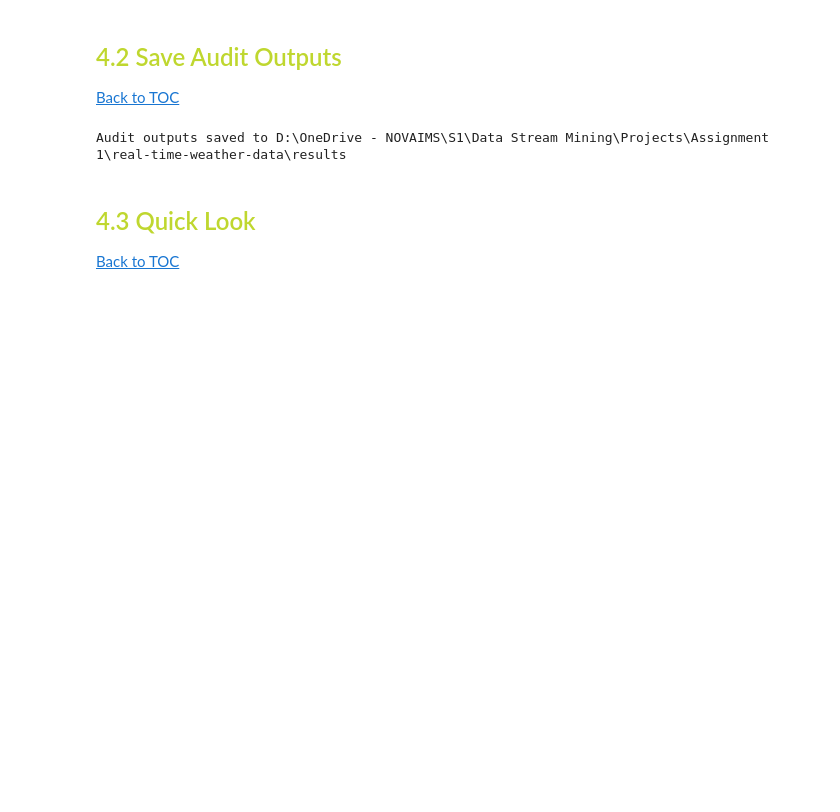
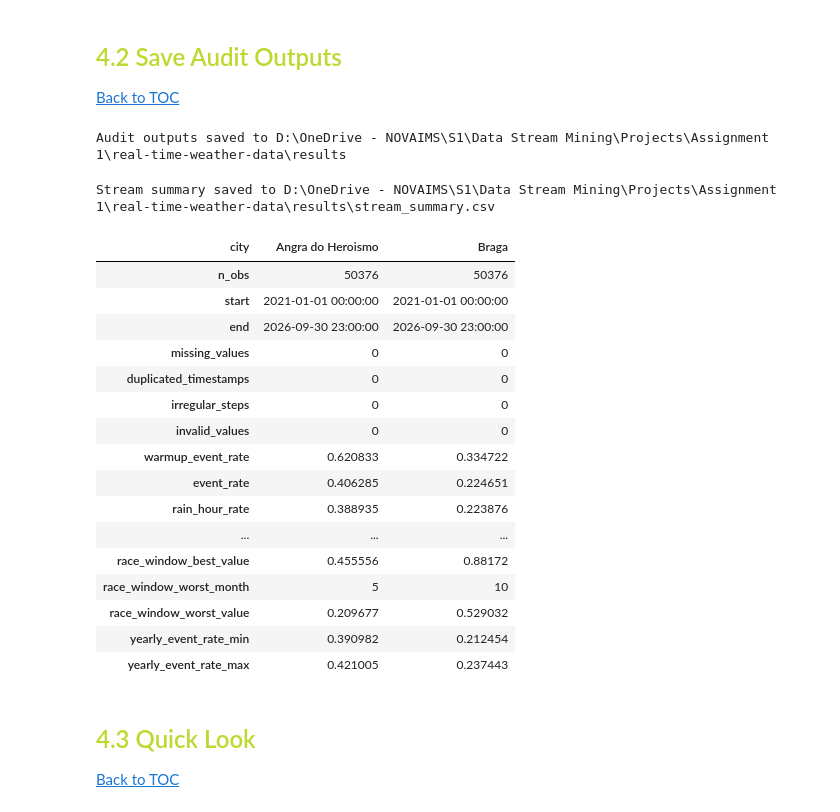
Before and after one commit to beatrizmarques2005/real-time-weather-data, a Jupyter notebook: notebooks/03_prequential_evaluation.ipynb, the cells around one changed output. Drawn from its saved outputs; the diff is of its cells as text; code cells hidden in the pictures; blank space fills up the shorter version.

```diff
--- a/notebooks/03_prequential_evaluation.ipynb
+++ b/notebooks/03_prequential_evaluation.ipynb
@@ -390,6 +390,32 @@ else:
     print(f'Existing audit outputs loaded from {out}; no files overwritten.')
 # %% [output]
 Audit outputs saved to D:\OneDrive - NOVAIMS\S1\Data Stream Mining\Projects\Assignment 1\real-time-weather-data\results
+# %%
+from stream_analysis import run_stream_analysis
+
+labels = {key: s['y'] for key, s in streams.items()}
+stream_summary = run_stream_analysis(data, labels, names, thresholds, cfg, out)
+print('Stream summary saved to', out / 'stream_summary.csv')
+display(stream_summary)
+# %% [output]
+Stream summary saved to D:\OneDrive - NOVAIMS\S1\Data Stream Mining\Projects\Assignment 1\real-time-weather-data\results\stream_summary.csv
+| city | Angra do Heroismo | Braga |
+| n_obs | 50376 | 50376 |
+| start | 2021-01-01 00:00:00 | 2021-01-01 00:00:00 |
+| end | 2026-09-30 23:00:00 | 2026-09-30 23:00:00 |
+| missing_values | 0 | 0 |
+| duplicated_timestamps | 0 | 0 |
+| irregular_steps | 0 | 0 |
+| invalid_values | 0 | 0 |
+| warmup_event_rate | 0.620833 | 0.334722 |
+| event_rate | 0.406285 | 0.224651 |
+| rain_hour_rate | 0.388935 | 0.223876 |
+| ... | ... | ... |
+| race_window_best_value | 0.455556 | 0.88172 |
+| race_window_worst_month | 5 | 10 |
+| race_window_worst_value | 0.209677 | 0.529032 |
+| yearly_event_rate_min | 0.390982 | 0.212454 |
+| yearly_event_rate_max | 0.421005 | 0.237443 |
 # %% [markdown]
 ## <font color='#BFD72F' size=5>4.3 Quick Look</font> <a class="anchor" id="4_3"></a>
 
```
Also changed, not shown: 13 other files.
